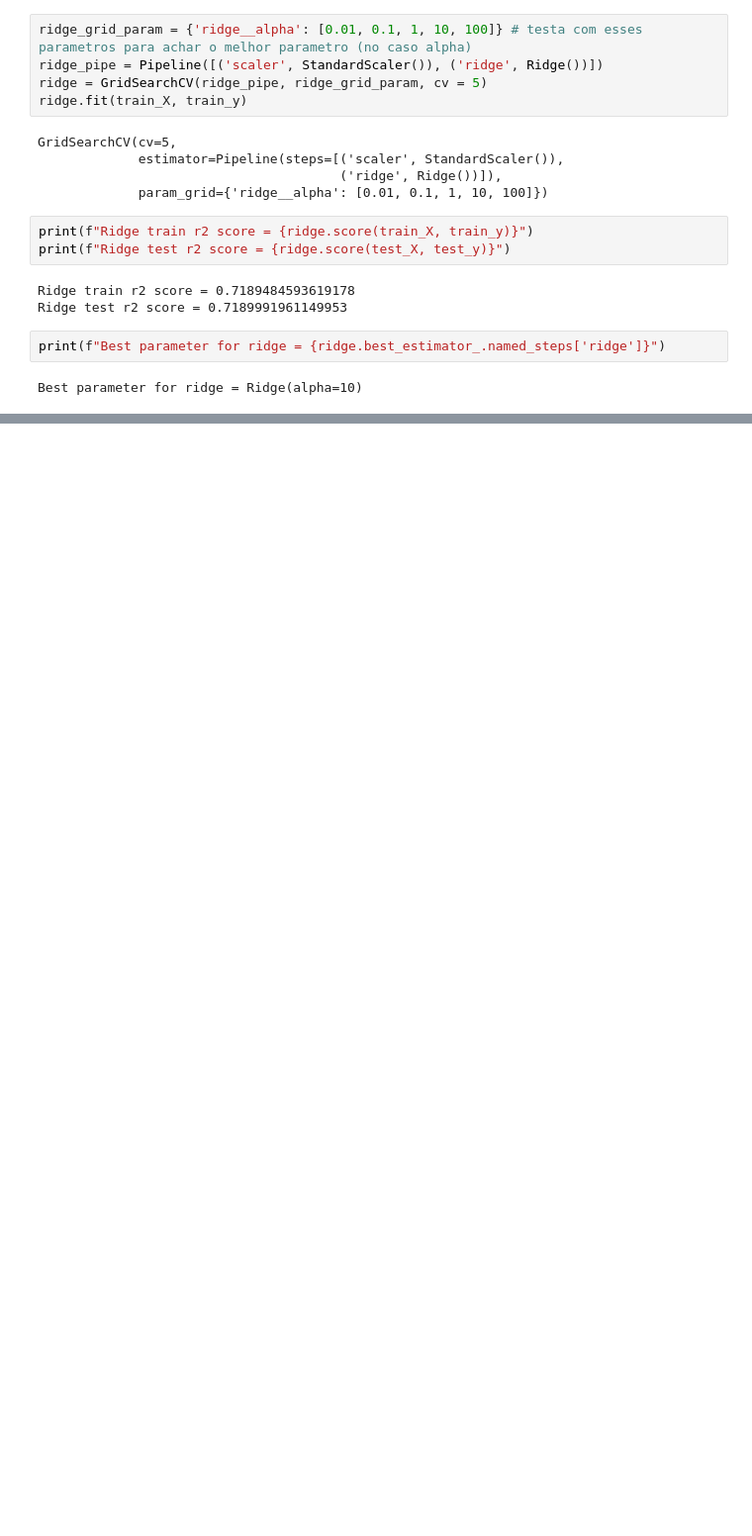
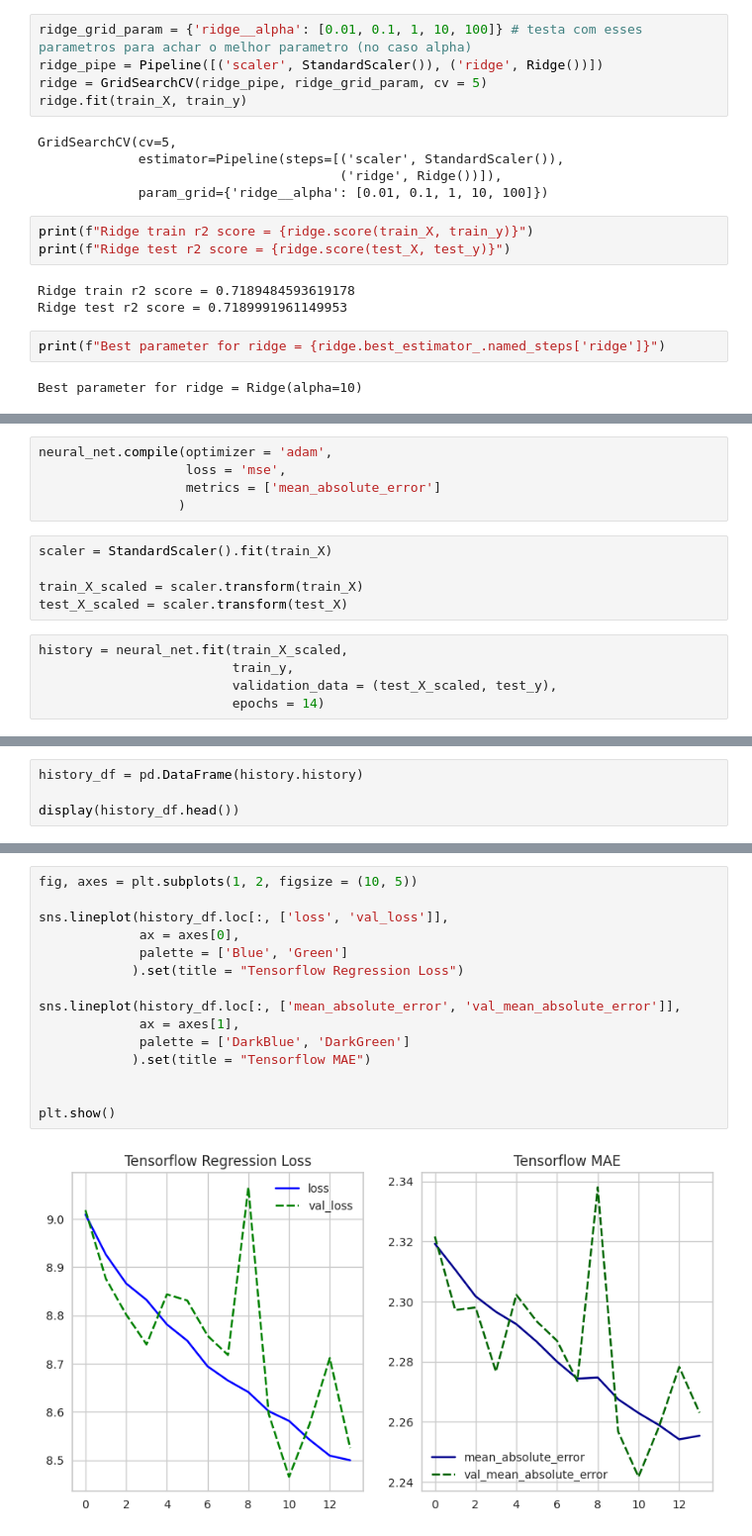
Before and after one commit to MichaelTheFear/INF1038_Aprendizado_Automatico_Trab_1, a Jupyter notebook: inf1038-weather-x-energy.ipynb, the cells around one changed output, grey strips where cells are left out. Shown at 99% size. Cells and saved outputs as stored; diff of their text form; blank space fills up the shorter version.

```diff
--- a/inf1038-weather-x-energy.ipynb
+++ b/inf1038-weather-x-energy.ipynb
@@ -235,0 +271,15 @@ viz.show()
+# %%
+neural_net.compile(optimizer = 'adam',
+                   loss = 'mse',
+                   metrics = ['mean_absolute_error']
+                  )
+# %%
+scaler = StandardScaler().fit(train_X)
+
+train_X_scaled = scaler.transform(train_X)
+test_X_scaled = scaler.transform(test_X)
+# %%
+history = neural_net.fit(train_X_scaled,
+                         train_y,
+                         validation_data = (test_X_scaled, test_y),
+                         epochs = 14)
@@ -235,0 +315,4 @@ viz.show()
+# %%
+history_df = pd.DataFrame(history.history)
+
+display(history_df.head())
@@ -235,0 +326,17 @@ viz.show()
+# %%
+fig, axes = plt.subplots(1, 2, figsize = (10, 5))
+
+sns.lineplot(history_df.loc[:, ['loss', 'val_loss']],
+             ax = axes[0],
+             palette = ['Blue', 'Green']
+            ).set(title = "Tensorflow Regression Loss")
+
+sns.lineplot(history_df.loc[:, ['mean_absolute_error', 'val_mean_absolute_error']],
+             ax = axes[1],
+             palette = ['DarkBlue', 'DarkGreen']
+            ).set(title = "Tensorflow MAE")
+
+
+plt.show()
+# %% [output]
+[figure, added]
```
Also changed, not shown: parts of 23 cells of this notebook.
